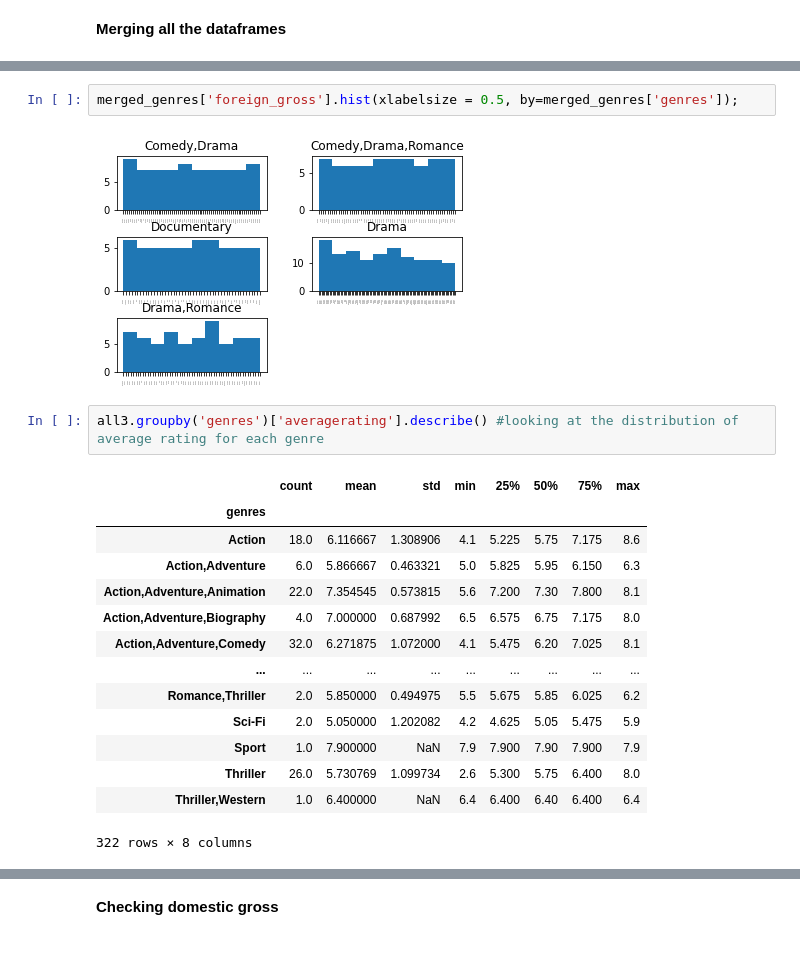
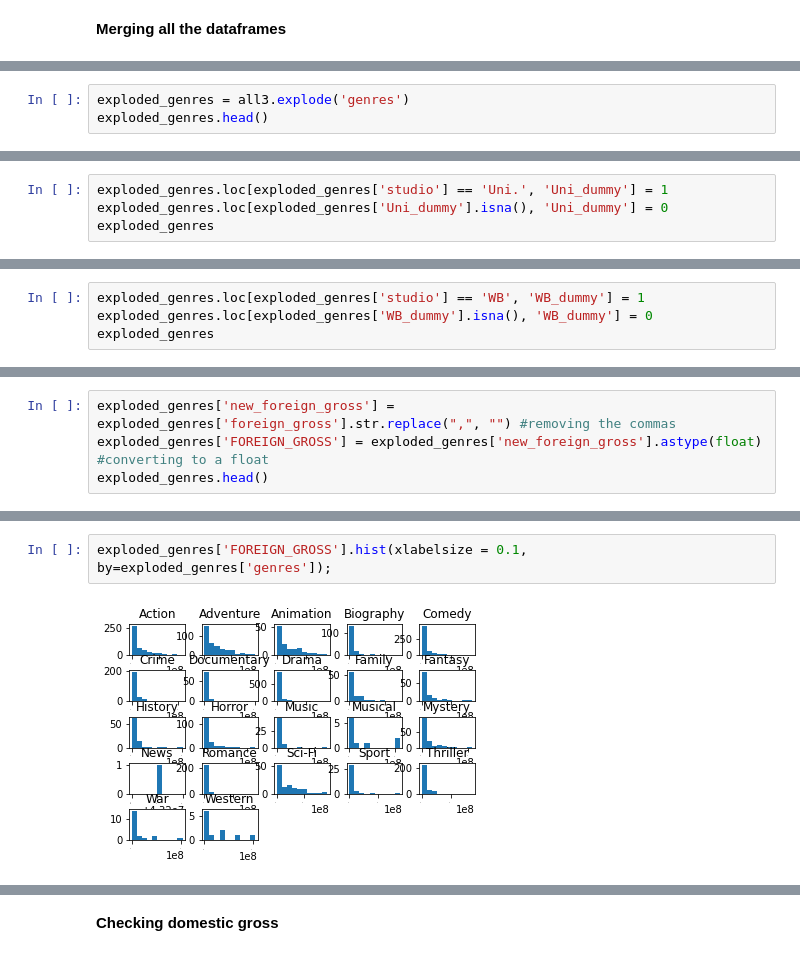
Before and after one commit to rcasey106/dsc-phase-1-project-v2-3, a Jupyter notebook: Phase1_project.ipynb, the cells around one changed output, grey strips where cells are left out. Cells and saved outputs as stored; diff of their text form.

```diff
--- a/Phase1_project.ipynb
+++ b/Phase1_project.ipynb
@@ -91,0 +103,3 @@ Name: genres, dtype: int64
+# %%
+exploded_genres = all3.explode('genres')
+exploded_genres.head()
@@ -91,0 +128,4 @@ Name: genres, dtype: int64
+# %%
+exploded_genres.loc[exploded_genres['studio'] == 'Uni.', 'Uni_dummy'] = 1
+exploded_genres.loc[exploded_genres['Uni_dummy'].isna(), 'Uni_dummy'] = 0
+exploded_genres
@@ -91,0 +152,4 @@ Name: genres, dtype: int64
+# %%
+exploded_genres.loc[exploded_genres['studio'] == 'WB', 'WB_dummy'] = 1
+exploded_genres.loc[exploded_genres['WB_dummy'].isna(), 'WB_dummy'] = 0
+exploded_genres
@@ -91,0 +277,4 @@ Name: genres, dtype: int64
+# %%
+exploded_genres['new_foreign_gross'] = exploded_genres['foreign_gross'].str.replace(",", "") #removing the commas
+exploded_genres['FOREIGN_GROSS'] = exploded_genres['new_foreign_gross'].astype(float) #converting to a float
+exploded_genres.head()
@@ -92,21 +305,4 @@ Name: genres, dtype: int64
 # %%
-merged_genres['foreign_gross'].hist(xlabelsize = 0.5, by=merged_genres['genres']);
+exploded_genres['FOREIGN_GROSS'].hist(xlabelsize = 0.1, by=exploded_genres['genres']);
 # %% [output]
-[figure, old version]
+[figure, new version]
-# %%
-all3.groupby('genres')['averagerating'].describe() #looking at the distribution of average rating for each genre
-# %% [output]
-|  | count | mean | std | min | 25% | 50% | 75% | max |
-| genres |  |  |  |  |  |  |  |  |
-| Action | 18.0 | 6.116667 | 1.308906 | 4.1 | 5.225 | 5.75 | 7.175 | 8.6 |
-| Action,Adventure | 6.0 | 5.866667 | 0.463321 | 5.0 | 5.825 | 5.95 | 6.150 | 6.3 |
-| Action,Adventure,Animation | 22.0 | 7.354545 | 0.573815 | 5.6 | 7.200 | 7.30 | 7.800 | 8.1 |
-| Action,Adventure,Biography | 4.0 | 7.000000 | 0.687992 | 6.5 | 6.575 | 6.75 | 7.175 | 8.0 |
-| Action,Adventure,Comedy | 32.0 | 6.271875 | 1.072000 | 4.1 | 5.475 | 6.20 | 7.025 | 8.1 |
-| ... | ... | ... | ... | ... | ... | ... | ... | ... |
-| Romance,Thriller | 2.0 | 5.850000 | 0.494975 | 5.5 | 5.675 | 5.85 | 6.025 | 6.2 |
-| Sci-Fi | 2.0 | 5.050000 | 1.202082 | 4.2 | 4.625 | 5.05 | 5.475 | 5.9 |
-| Sport | 1.0 | 7.900000 | NaN | 7.9 | 7.900 | 7.90 | 7.900 | 7.9 |
-| Thriller | 26.0 | 5.730769 | 1.099734 | 2.6 | 5.300 | 5.75 | 6.400 | 8.0 |
-| Thriller,Western | 1.0 | 6.400000 | NaN | 6.4 | 6.400 | 6.40 | 6.400 | 6.4 |
-322 rows × 8 columns
```
Also changed, not shown: parts of 76 cells of this notebook.
